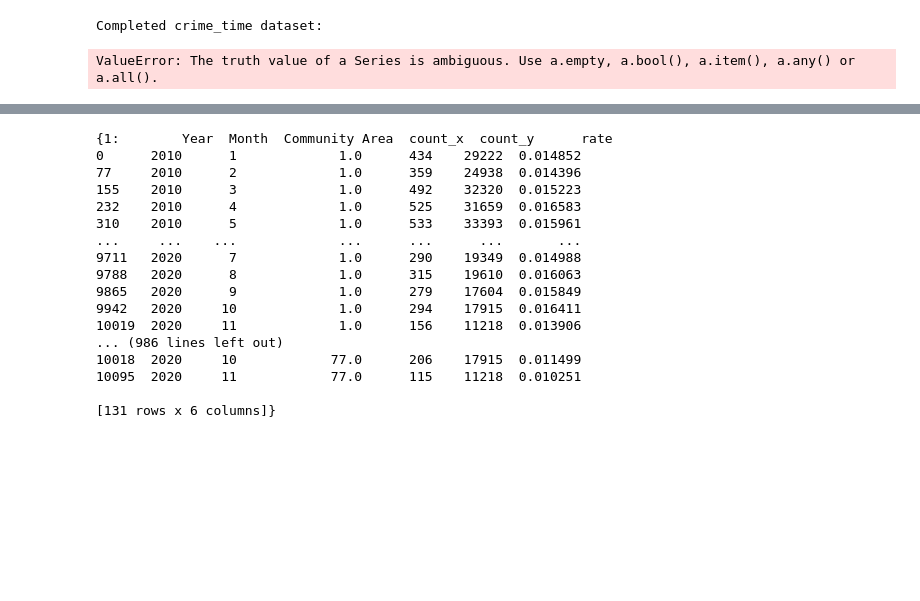
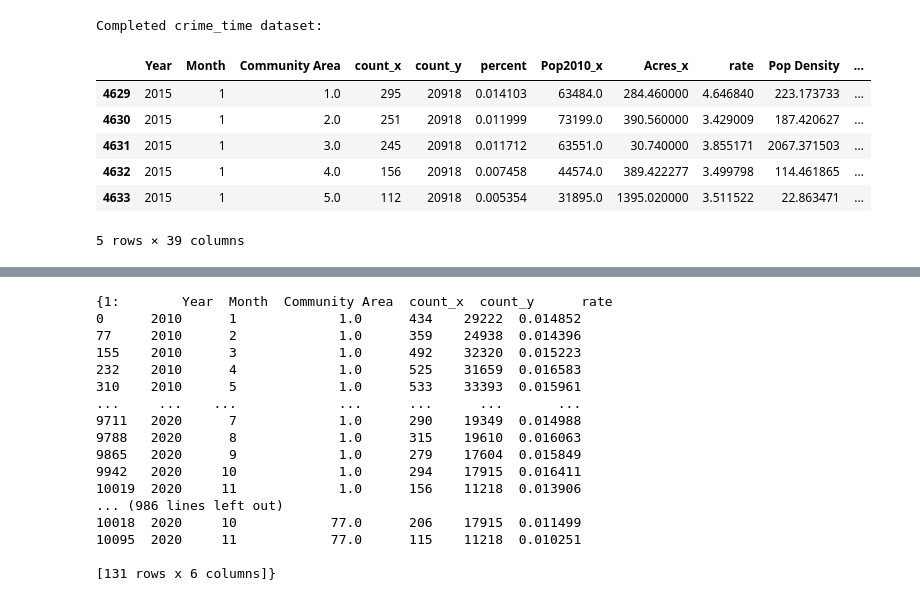
Before and after one commit to a-matai/datasiensgrup, a Jupyter notebook: src/linear_regression.ipynb, the cells around one changed output, grey strips where cells are left out. Saved outputs shown, nothing was run; the diff lists cells and outputs as text; code cells hidden in the pictures; blank space fills up the shorter version.

```diff
--- a/src/linear_regression.ipynb
+++ b/src/linear_regression.ipynb
@@ -172,34 +116,51 @@ The following dataframe has the number of crimes in each community for each mont
 # %%
 '''
 Calculate crime rate to be number of crimes, per neighborhood each month of each year, per 1,000 people.
 
-Encode month, year, and whether the crime rate is in a month of lockdown.
+Encode month, year, and whether the crime rate is in a month of lockdown, as some other factors to include.
+
+Normalize acres and population density to be 0 <= x <= 78.17 since their units are different from crime rate -
+we normalize to the minimum and the maximum of the crime rates.
 '''
 
 # Calculate the percent of total crime in the
 wow_crimes['percent'] = wow_crimes['count_x']/wow_crimes['count_y']
 
 #Calculate crime rate as crime per 1.000 people (Number of Crime per 1000 people)
 wow_crimes = pd.merge(wow_crimes,conditions[['Community Area','Pop2010', 'Acres']],on=['Community Area'], how = 'left')
 wow_crimes['rate'] = 1000 * wow_crimes['count_x'] / wow_crimes['Pop2010']
 
 #Pop Density (Number of People Per Acre of Land)
 wow_crimes['Pop Density'] = wow_crimes['Pop2010'] / wow_crimes['Acres']
 print("\nCompleted crime_time dataset:\n")
 
 # create indicator for seasonality, each month of crime rate
 month_encode = pd.get_dummies(wow_crimes.Month, prefix='Month')
 
 new_crime = pd.concat([wow_crimes, month_encode], axis=1)
 # lockdown was march-may 2020
 
 def is_lockdown(row):
-    if 3 <= row["Month"] <= 5 and row["Yea"]
-new_crime["Lockdown"] = df.Month.map(lambda x: 1 if 3 <= x <= 5 else 0)
-np.where(new_crime["Month"] <= 5 and new_crime["Month"] >= 3 and new_crime["Year"] == 2020, 1, 0)
+    if 3 <= row["Month"] <= 5 and row["Year"] == 2020:
+        return 1
+    return 0
+
+# TO DO: scale population density and acres
+# wow_crimes['Pop Density'] = min_max_scaler.fit_transform(wow_crimes['Pop Density'])
+# wow_crimes['Acres'] = min_max_scaler.fit_transform(wow_crimes['Acres'])
+
+
+new_crime = new_crime.assign(lockdown = new_crime.apply(is_lockdown, axis = 1))
+# we will only be using data from 2015 onwards, to ignore the overal historical effect!
+new_crime = new_crime[new_crime['Year'] >= 2015]
 
 pd.DataFrame.head(new_crime)
-# pd.DataFrame.head(month_encode)
 # %% [output]
 Completed crime_time dataset:
+|  | Year | Month | Community Area | count_x | count_y | percent | Pop2010_x | Acres_x | rate | Pop Density | ... |
+| 4629 | 2015 | 1 | 1.0 | 295 | 20918 | 0.014103 | 63484.0 | 284.460000 | 4.646840 | 223.173733 | ... |
+| 4630 | 2015 | 1 | 2.0 | 251 | 20918 | 0.011999 | 73199.0 | 390.560000 | 3.429009 | 187.420627 | ... |
+| 4631 | 2015 | 1 | 3.0 | 245 | 20918 | 0.011712 | 63551.0 | 30.740000 | 3.855171 | 2067.371503 | ... |
+| 4632 | 2015 | 1 | 4.0 | 156 | 20918 | 0.007458 | 44574.0 | 389.422277 | 3.499798 | 114.461865 | ... |
+| 4633 | 2015 | 1 | 5.0 | 112 | 20918 | 0.005354 | 31895.0 | 1395.020000 | 3.511522 | 22.863471 | ... |
-ValueError: The truth value of a Series is ambiguous. Use a.empty, a.bool(), a.item(), a.any() or a.all().
+5 rows × 39 columns
```
Also changed, not shown: parts of 19 cells of this notebook.
